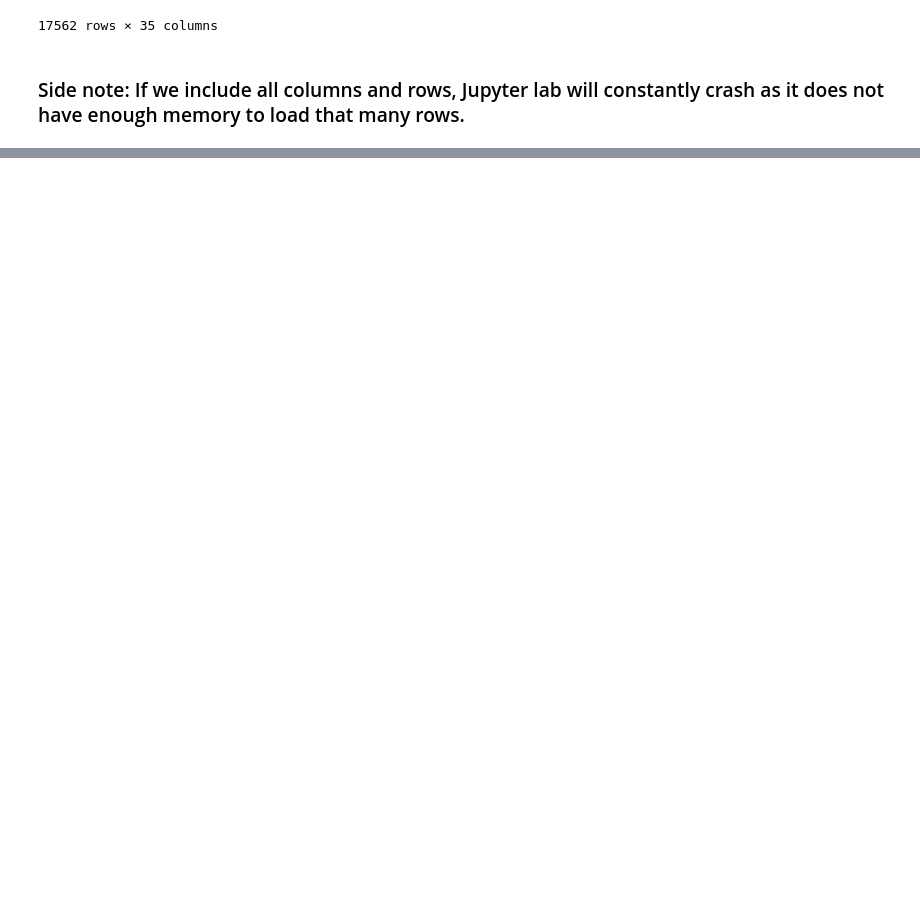
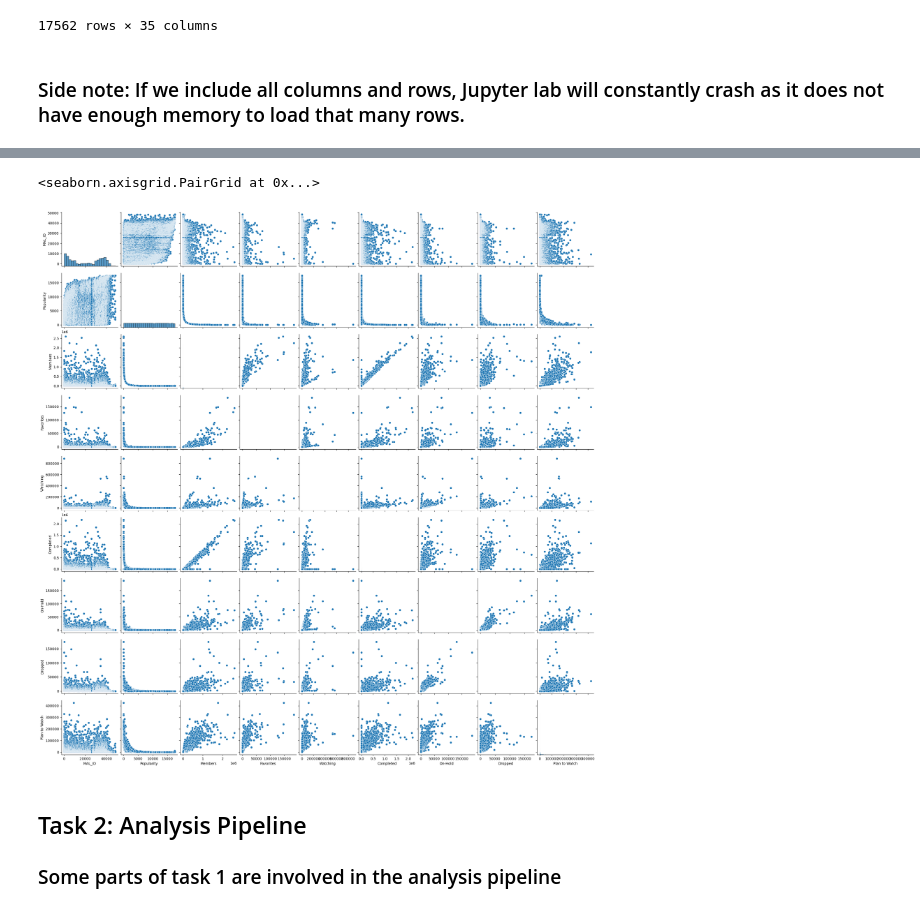
Before and after one commit to ubco-W2022T1-cosc301/project-group12, a Jupyter notebook: notebooks/analysis1.ipynb, the cells around one changed output, grey strips where cells are left out. Drawn from its saved outputs; the diff is of its cells as text; code cells hidden in the pictures; blank space fills up the shorter version.

Commit message:
finished all tasks and answered research question

```diff
--- a/notebooks/analysis1.ipynb
+++ b/notebooks/analysis1.ipynb
@@ -26,0 +112,9 @@ pd.read_csv("../data/raw/anime.csv")
+# %%
+sns.pairplot(df_cleaned)
+#looking at the popularity to completed scatterplot, you can see that the more popular a show is, the more show completions there are.
+# %% [output]
+<seaborn.axisgrid.PairGrid at 0x...>
+[figure, added]
+# %% [markdown]
+## Task 2: Analysis Pipeline
+### Some parts of task 1 are involved in the analysis pipeline
```
Also changed, not shown: parts of 36 cells of this notebook, 3 other files.
